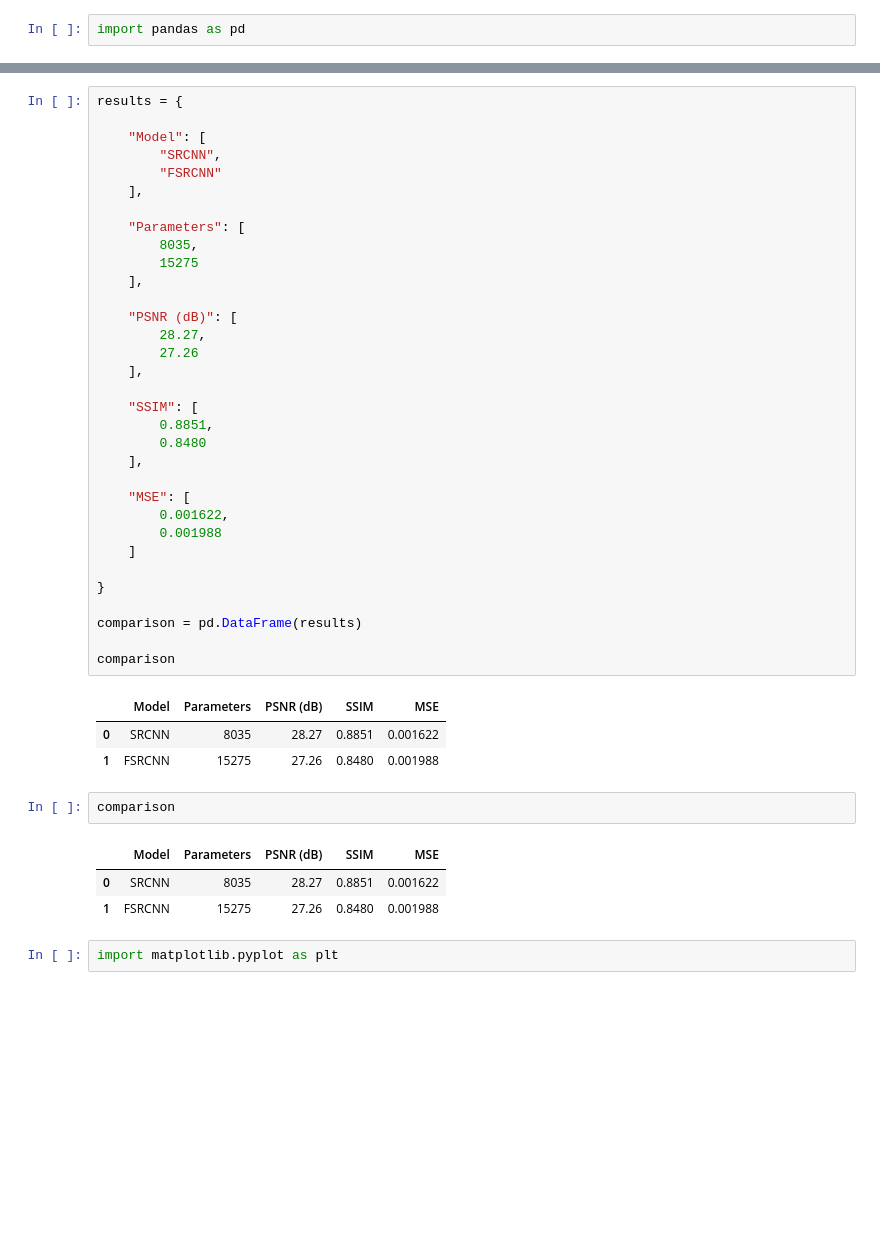
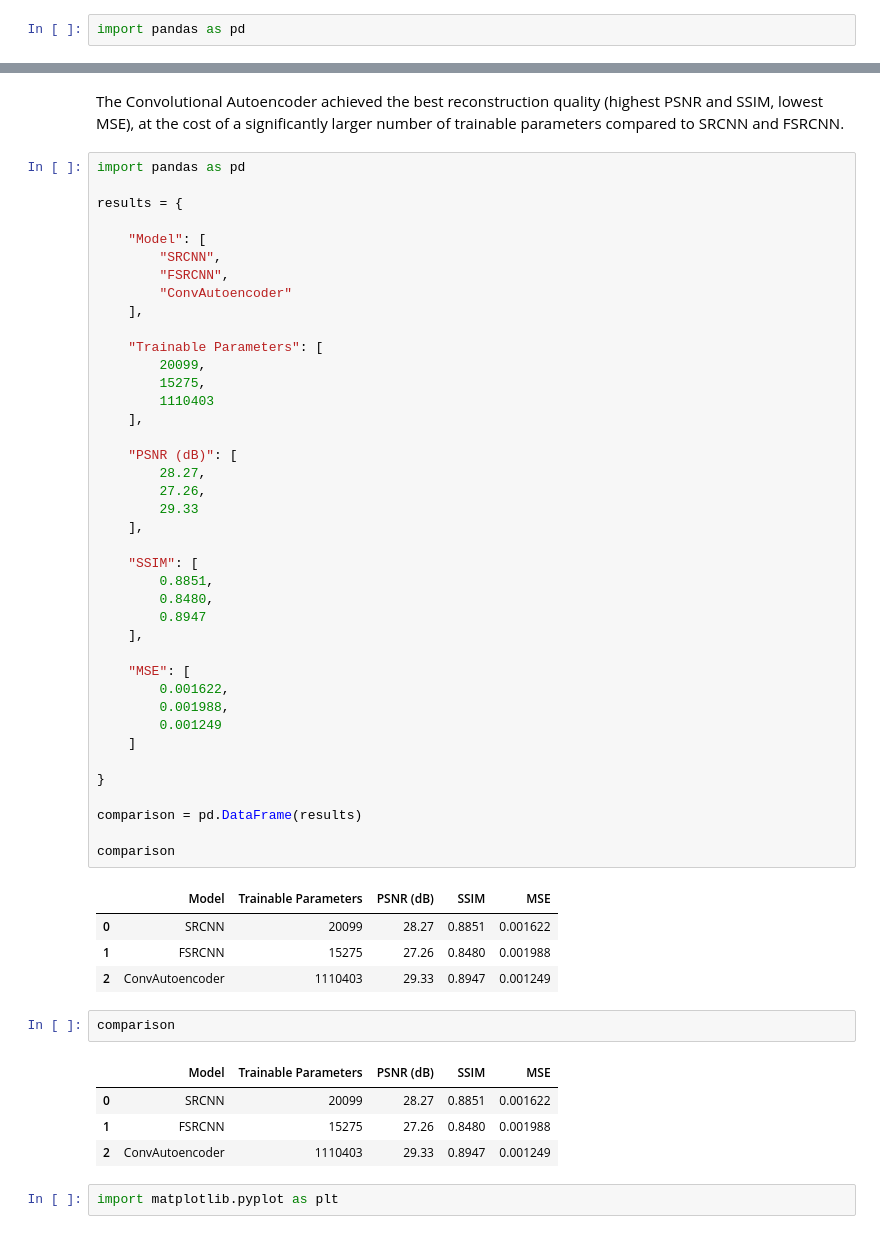
Before and after one commit to Alessioom/RetroSR-CNN, a Jupyter notebook: notebooks/10_model_comparison.ipynb, the cells around one changed output, grey strips where cells are left out. Saved outputs shown, nothing was run; the diff lists cells and outputs as text; blank space fills up the shorter version.

```diff
--- a/notebooks/10_model_comparison.ipynb
+++ b/notebooks/10_model_comparison.ipynb
@@ -18,46 +57,57 @@ import pandas as pd
+# %% [markdown]
+The Convolutional Autoencoder achieved the best reconstruction quality (highest PSNR and SSIM, lowest MSE), at the cost of a significantly larger number of trainable parameters compared to SRCNN and FSRCNN.
 # %%
+import pandas as pd
+
 results = {
 
     "Model": [
         "SRCNN",
-        "FSRCNN"
+        "FSRCNN",
+        "ConvAutoencoder"
     ],
 
-    "Parameters": [
-        8035,
-        15275
+    "Trainable Parameters": [
+        20099,
+        15275,
+        1110403
     ],
 
     "PSNR (dB)": [
         28.27,
-        27.26
+        27.26,
+        29.33
     ],
 
     "SSIM": [
         0.8851,
-        0.8480
+        0.8480,
+        0.8947
     ],
 
     "MSE": [
         0.001622,
-        0.001988
+        0.001988,
+        0.001249
     ]
 
 }
 
 comparison = pd.DataFrame(results)
 
 comparison
 # %% [output]
-|  | Model | Parameters | PSNR (dB) | SSIM | MSE |
-| 0 | SRCNN | 8035 | 28.27 | 0.8851 | 0.001622 |
+|  | Model | Trainable Parameters | PSNR (dB) | SSIM | MSE |
+| 0 | SRCNN | 20099 | 28.27 | 0.8851 | 0.001622 |
 | 1 | FSRCNN | 15275 | 27.26 | 0.8480 | 0.001988 |
+| 2 | ConvAutoencoder | 1110403 | 29.33 | 0.8947 | 0.001249 |
 # %%
 comparison
 # %% [output]
-|  | Model | Parameters | PSNR (dB) | SSIM | MSE |
-| 0 | SRCNN | 8035 | 28.27 | 0.8851 | 0.001622 |
+|  | Model | Trainable Parameters | PSNR (dB) | SSIM | MSE |
+| 0 | SRCNN | 20099 | 28.27 | 0.8851 | 0.001622 |
 | 1 | FSRCNN | 15275 | 27.26 | 0.8480 | 0.001988 |
+| 2 | ConvAutoencoder | 1110403 | 29.33 | 0.8947 | 0.001249 |
 # %%
 import matplotlib.pyplot as plt
 # %%
```
Also changed, not shown: parts of 11 cells of this notebook, 36 other files.
